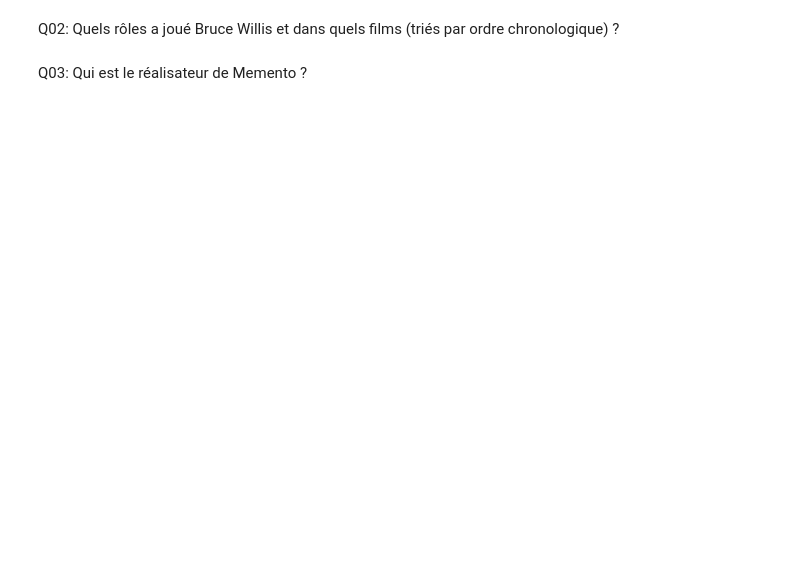
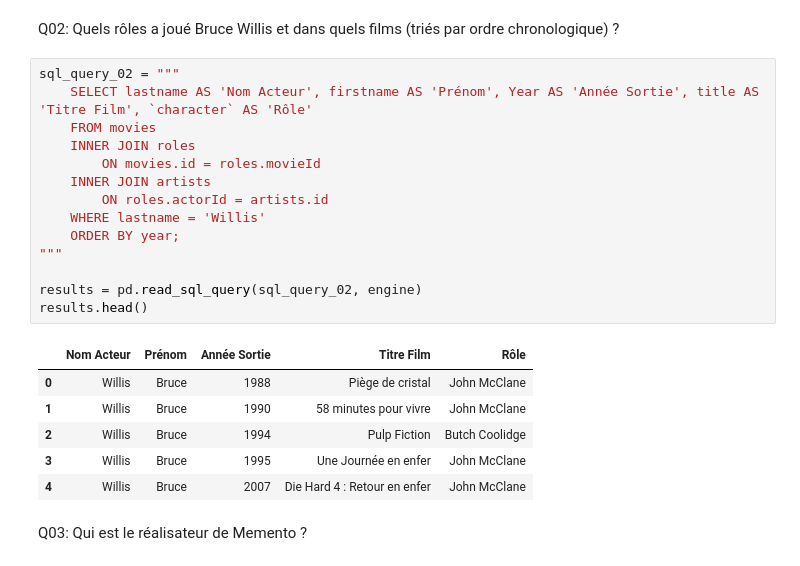
Before and after one commit to MaelleCoriou/Floupics_Movies_2, a Jupyter notebook: movies-3.ipynb, the cells around one changed output. Cells and saved outputs as stored; diff of their text form; blank space fills up the shorter version.

```diff
--- a/movies-3.ipynb
+++ b/movies-3.ipynb
@@ -109,4 +161,25 @@ Q01: Quels sont les films de type 'Drame' ? Combien cela représente de films ?
 # %% [markdown]
 Q02: Quels rôles a joué Bruce Willis et dans quels films (triés par ordre chronologique) ?
+# %%
+sql_query_02 = """
+    SELECT lastname AS 'Nom Acteur', firstname AS 'Prénom', Year AS 'Année Sortie', title AS 'Titre Film', `character` AS 'Rôle'
+    FROM movies
+    INNER JOIN roles
+        ON movies.id = roles.movieId
+    INNER JOIN artists
+        ON roles.actorId = artists.id
+    WHERE lastname = 'Willis'
+    ORDER BY year;
+"""
+
+results = pd.read_sql_query(sql_query_02, engine)
+results.head()
+# %% [output]
+|  | Nom Acteur | Prénom | Année Sortie | Titre Film | Rôle |
+| 0 | Willis | Bruce | 1988 | Piège de cristal | John McClane |
+| 1 | Willis | Bruce | 1990 | 58 minutes pour vivre | John McClane |
+| 2 | Willis | Bruce | 1994 | Pulp Fiction | Butch Coolidge |
+| 3 | Willis | Bruce | 1995 | Une Journée en enfer | John McClane |
+| 4 | Willis | Bruce | 2007 | Die Hard 4 : Retour en enfer | John McClane |
 # %% [markdown]
 Q03: Qui est le réalisateur de Memento ?
```
Also changed, not shown: parts of 24 cells of this notebook.
